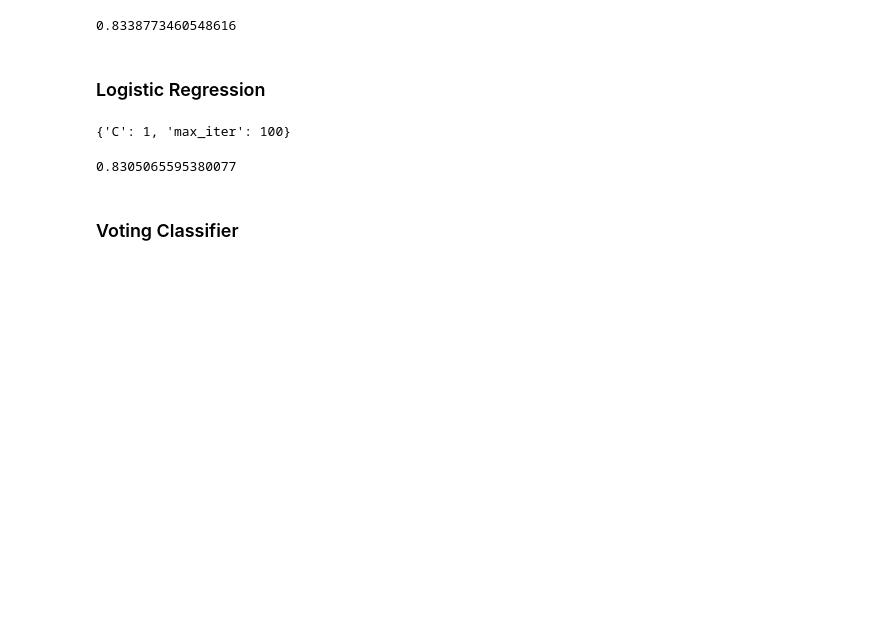
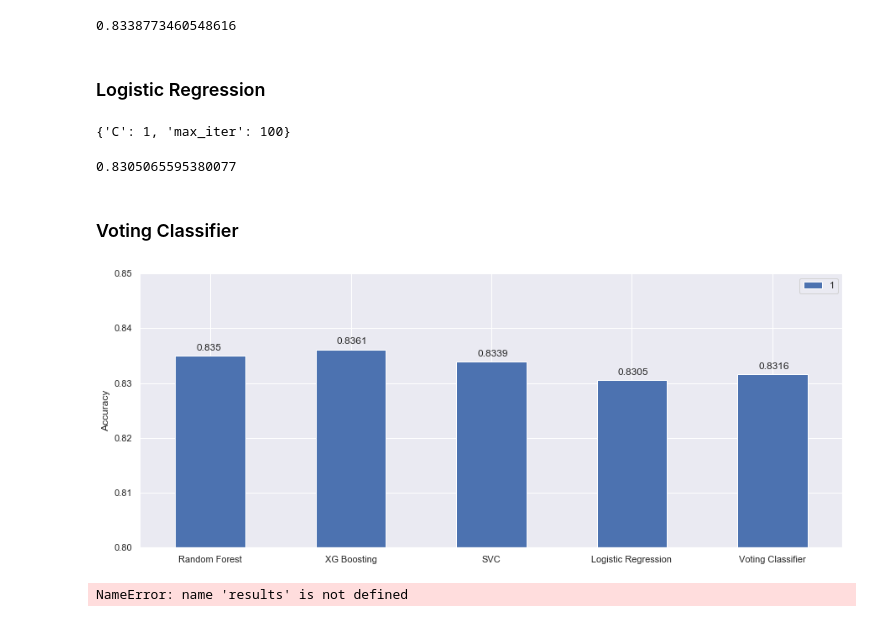
Before and after one commit to Bounty1993/ML-scripts, a Jupyter notebook: titanic.ipynb, the cells around one changed output. Saved outputs shown, nothing was run; the diff lists cells and outputs as text; code cells hidden in the pictures; blank space fills up the shorter version.

Commit message:
final chart

```diff
--- a/titanic.ipynb
+++ b/titanic.ipynb
@@ -415,7 +397,7 @@ log_cv.best_score_
 ### Voting Classifier
 # %%
 estimators = [
-    ('random_forest', rf_grid.best_estimator_),
+    ('random_forest', rf_cv.best_estimator_),
     ('xgboost', xgb_cv.best_estimator_),
     ('svc', svc_cv.best_estimator_),
     ('log_reg', log_cv.best_estimator_)
@@ -423,7 +405,30 @@ estimators = [
 
 voting_model = VotingClassifier(estimators, voting='soft')
 scores = cross_val_score(voting_model, X_train, Y_train)
-np.mean(scores)
+cv_score = np.mean(scores)
+# %%
+models_cv = [
+    ('Random Forest', rf_cv.best_score_),
+    ('XG Boosting', xgb_cv.best_score_),
+    ('SVC', svc_cv.best_score_),
+    ('Logistic Regression', log_cv.best_score_),
+    ('Voting Classifier', cv_score)
+]
+# %%
+fig, ax = plt.subplots(figsize=(15, 6))
+pd.DataFrame(models_cv).plot(kind='bar', x=0, ax=ax)
+for i, (_, score) in enumerate(models_cv):
+    ax.text(i - 0.1, score + 0.001, np.round(score, 4), )
+ax.set_ylim(0.80, 0.85)
+ax.set_ylabel('Accuracy')
+ax.set_xlabel('')
+plt.xticks(rotation=0);
+# %% [output]
+[figure, added]
 # %%
 voting_model.fit(X_train, Y_train)
 Y_pred = voting_model.predict(X_test)
+results = pd.DataFrame({'PassengerId': X_test.index, 'Survived': Y_pred})
+results.to_csv('results', index=False)
+# %% [output]
+NameError: name 'results' is not defined
```
Also changed, not shown: parts of 3 cells of this notebook.
